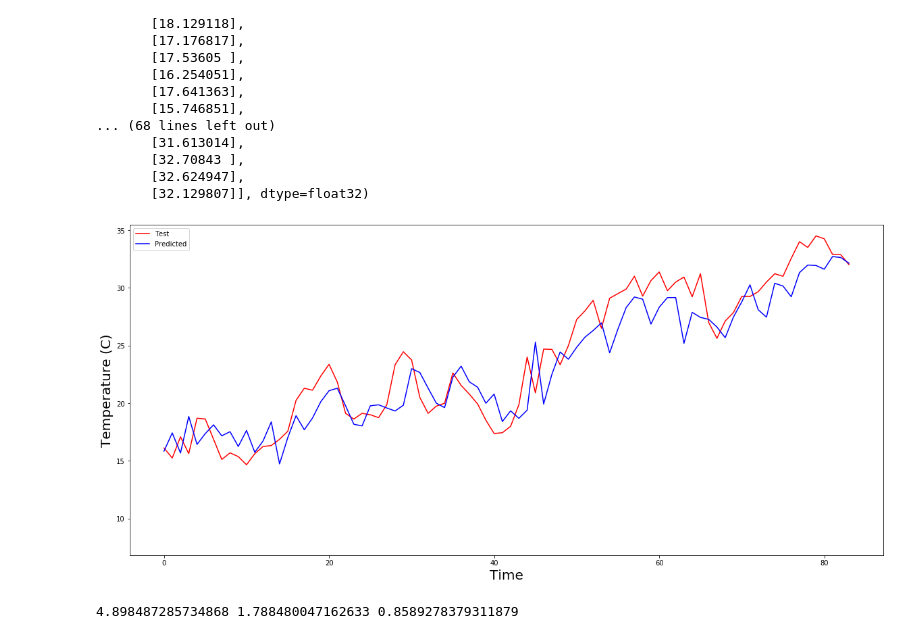
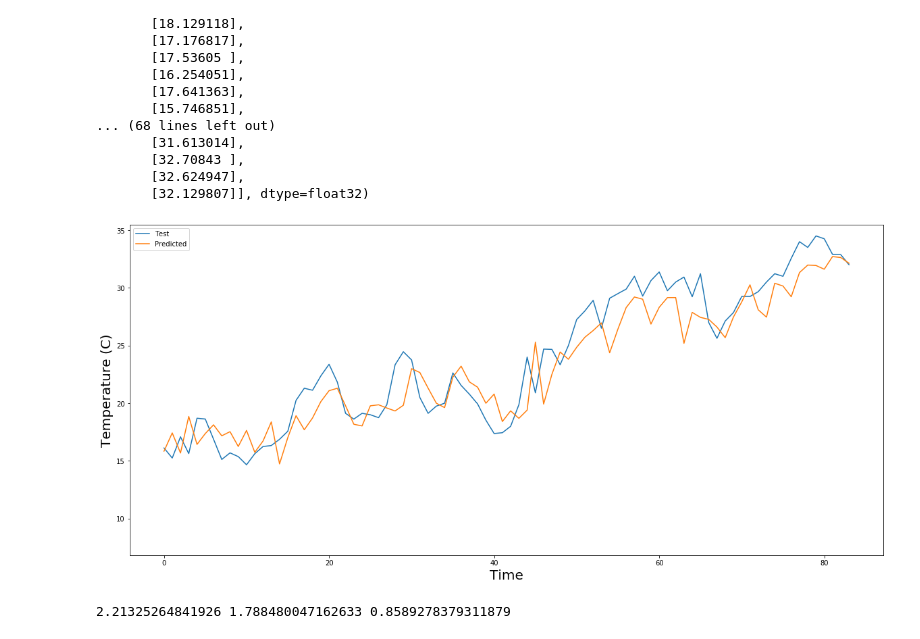
Before and after one commit to i-shitizkhanna/Time-Series-Forecasting, a Jupyter notebook: Final_Pred.ipynb, the cells around one changed output. Saved outputs shown, nothing was run; the diff lists cells and outputs as text; code cells hidden in the pictures.

```diff
--- a/Final_Pred.ipynb
+++ b/Final_Pred.ipynb
@@ -99,25 +99,27 @@ Y_test_inv=scaler.inverse_transform(Y_test)
 # %%
 import matplotlib.pyplot as plt
 scale_factor=0.5
 plt.figure(figsize=(20,9))
-plt.plot(Y_test_inv , 'red')
-plt.plot(temp_ts,'blue')
+plt.plot(Y_test_inv)
+plt.plot(temp_ts)
 ymin,ymax=plt.ylim()
 plt.ylim(ymin * scale_factor, ymax)
 plt.xlabel("Time", fontsize=20)
 plt.ylabel("Temperature (C)", fontsize=20)
 plt.legend(('Test','Predicted'))
 plt.show()
 # %% [output]
-[figure, old version]
+[figure, new version]
 # %%
 from sklearn.metrics import mean_squared_error, mean_absolute_error,accuracy_score
 from sklearn import metrics
 # %%
+import math
 mse=mean_squared_error(Y_test_inv,temp_ts)
+mse=math.sqrt(mse)
 mae=mean_absolute_error(Y_test_inv,temp_ts)
 print(f'{mse} {mae} {metrics.r2_score(Y_test_inv,temp_ts)}')
 # %% [output]
-4.898487285734868 1.788480047162633 0.8589278379311879
+2.21325264841926 1.788480047162633 0.8589278379311879
 # %%
 ??mean_squared_error
```
Also changed, not shown: 2 other files.
